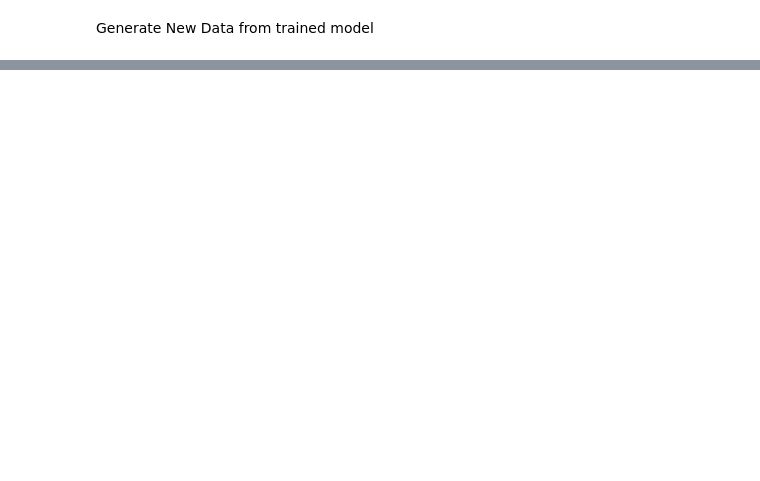
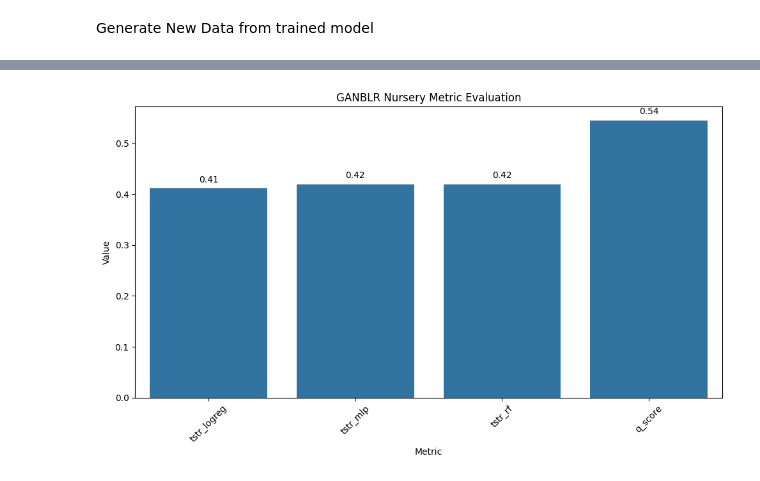
Before and after one commit to DataBytes-Organisation/Katabatic, a Jupyter notebook: tryKatabatic.ipynb, the cells around one changed output, grey strips where cells are left out. Drawn from its saved outputs; the diff is of its cells as text; code cells hidden in the pictures; blank space fills up the shorter version.

```diff
--- a/tryKatabatic.ipynb
+++ b/tryKatabatic.ipynb
@@ -69,0 +292,30 @@ array([[2.6, 2.2, 1.4, 0.2, 0],
+# %%
+ganblr_synthetic = pd.DataFrame(ganblr_synthetic)
+ctgan_synthetic = pd.DataFrame(ctgan_synthetic)
+# %%
+X_synthetic_ganblr, y_synthetic_ganblr = ganblr_synthetic.iloc[:, :-1], ganblr_synthetic.iloc[:, -1]
+X_synthetic_ctgan, y_synthetic_ctgan= ctgan_synthetic.iloc[:, :-1], ganblr_synthetic.iloc[:, -1]
+# %%
+# Initialize the results DataFrame
+rg = pd.DataFrame(columns=["Metric", "Value"])
+rc = pd.DataFrame(columns=["Metric", "Value"])
+# %%
+# Append the result to the results DataFrame
+rg = pd.concat([rg, pd.DataFrame({"Metric": ['tstr_logreg'], "Value": [evaluate.run_metric('tstr_logreg').evaluate(X_synthetic_ganblr, y_synthetic_ganblr, X, y)]})], ignore_index=True,)
+# Append the result to the results DataFrame
+rc = pd.concat([rc, pd.DataFrame({"Metric": ['tstr_logreg'], "Value": [evaluate.run_metric('tstr_logreg').evaluate(X_synthetic_ctgan, y_synthetic_ctgan, X, y)]})],ignore_index=True,)
+
+# Append the result to the results DataFrame
+rg = pd.concat([rg, pd.DataFrame({"Metric": ['tstr_mlp'], "Value": [evaluate.run_metric('tstr_mlp').evaluate(X_synthetic_ganblr, y_synthetic_ganblr, X, y)]})], ignore_index=True,)
+# Append the result to the results DataFrame
+rc = pd.concat([rc, pd.DataFrame({"Metric": ['tstr_mlp'], "Value": [evaluate.run_metric('tstr_mlp').evaluate(X_synthetic_ctgan, y_synthetic_ctgan, X, y)]})],ignore_index=True,)
+
+# Append the result to the results DataFrame
+rg = pd.concat([rg, pd.DataFrame({"Metric": ['tstr_rf'], "Value": [evaluate.run_metric('tstr_rf').evaluate(X_synthetic_ganblr, y_synthetic_ganblr, X, y)]})], ignore_index=True,)
+# Append the result to the results DataFrame
+rc = pd.concat([rc, pd.DataFrame({"Metric": ['tstr_rf'], "Value": [evaluate.run_metric('tstr_rf').evaluate(X_synthetic_ctgan, y_synthetic_ctgan, X, y)]})],ignore_index=True,)
+
+# Append the result to the results DataFrame
+rg = pd.concat([rg, pd.DataFrame({"Metric": ['q_score'], "Value": [evaluate.run_metric('q_score').evaluate(X_synthetic_ganblr, y_synthetic_ganblr, X, y)]})], ignore_index=True,)
+# Append the result to the results DataFrame
+rc = pd.concat([rc, pd.DataFrame({"Metric": ['q_score'], "Value": [evaluate.run_metric('q_score').evaluate(X_synthetic_ctgan, y_synthetic_ctgan, X, y)]})],ignore_index=True,)
@@ -69,0 +394,4 @@ array([[2.6, 2.2, 1.4, 0.2, 0],
+# %%
+visualize_metrics(rg, title="GANBLR Nursery Metric Evaluation")
+# %% [output]
+[figure, added]
```
Also changed, not shown: parts of 47 cells of this notebook, 23 other files.
